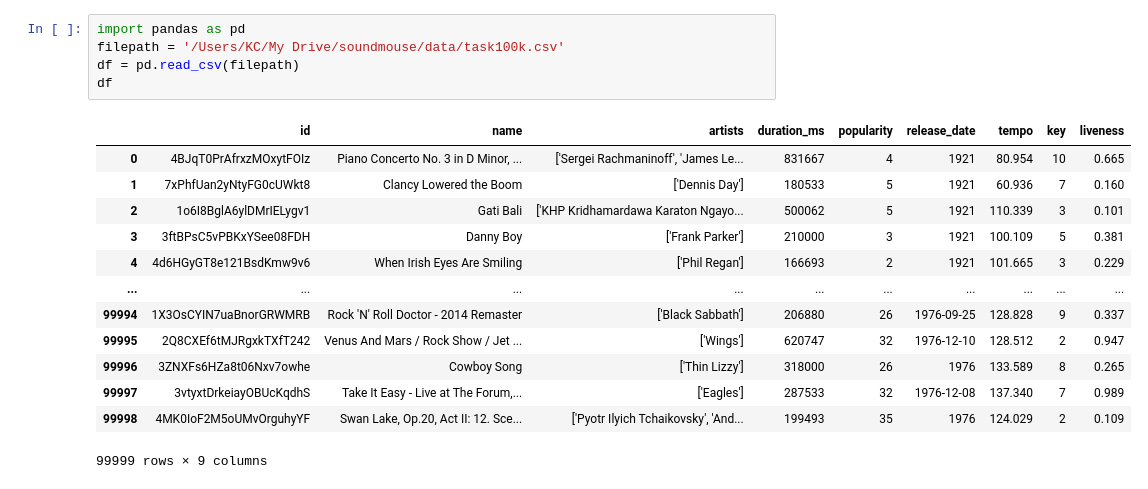
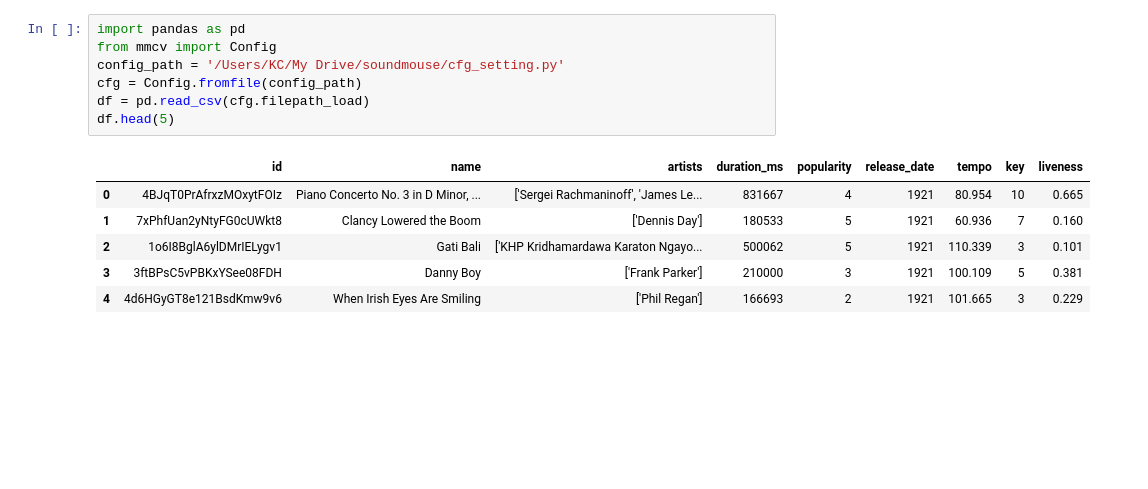
Before and after one commit to ksuchoi216/live_music_detection, a Jupyter notebook: live_music_detection.ipynb, the cells around one changed output. Cells and saved outputs as stored; diff of their text form; blank space fills up the shorter version.

```diff
--- a/live_music_detection.ipynb
+++ b/live_music_detection.ipynb
@@ -1,19 +1,14 @@
 # %%
 import pandas as pd
-filepath = '/Users/KC/My Drive/soundmouse/data/task100k.csv'
-df = pd.read_csv(filepath)
-df
+from mmcv import Config
+config_path = '/Users/KC/My Drive/soundmouse/cfg_setting.py'
+cfg = Config.fromfile(config_path)
+df = pd.read_csv(cfg.filepath_load)
+df.head(5)
 # %% [output]
 |  | id | name | artists | duration_ms | popularity | release_date | tempo | key | liveness |
 | 0 | 4BJqT0PrAfrxzMOxytFOIz | Piano Concerto No. 3 in D Minor, ... | ['Sergei Rachmaninoff', 'James Le... | 831667 | 4 | 1921 | 80.954 | 10 | 0.665 |
 | 1 | 7xPhfUan2yNtyFG0cUWkt8 | Clancy Lowered the Boom | ['Dennis Day'] | 180533 | 5 | 1921 | 60.936 | 7 | 0.160 |
 | 2 | 1o6I8BglA6ylDMrIELygv1 | Gati Bali | ['KHP Kridhamardawa Karaton Ngayo... | 500062 | 5 | 1921 | 110.339 | 3 | 0.101 |
 | 3 | 3ftBPsC5vPBKxYSee08FDH | Danny Boy | ['Frank Parker'] | 210000 | 3 | 1921 | 100.109 | 5 | 0.381 |
 | 4 | 4d6HGyGT8e121BsdKmw9v6 | When Irish Eyes Are Smiling | ['Phil Regan'] | 166693 | 2 | 1921 | 101.665 | 3 | 0.229 |
-| ... | ... | ... | ... | ... | ... | ... | ... | ... | ... |
-| 99994 | 1X3OsCYIN7uaBnorGRWMRB | Rock 'N' Roll Doctor - 2014 Remaster | ['Black Sabbath'] | 206880 | 26 | 1976-09-25 | 128.828 | 9 | 0.337 |
-| 99995 | 2Q8CXEf6tMJRgxkTXfT242 | Venus And Mars / Rock Show / Jet ... | ['Wings'] | 620747 | 32 | 1976-12-10 | 128.512 | 2 | 0.947 |
-| 99996 | 3ZNXFs6HZa8t06Nxv7owhe | Cowboy Song | ['Thin Lizzy'] | 318000 | 26 | 1976 | 133.589 | 8 | 0.265 |
-| 99997 | 3vtyxtDrkeiayOBUcKqdhS | Take It Easy - Live at The Forum,... | ['Eagles'] | 287533 | 32 | 1976-12-08 | 137.340 | 7 | 0.989 |
-| 99998 | 4MK0IoF2M5oUMvOrguhyYF | Swan Lake, Op.20, Act II: 12. Sce... | ['Pyotr Ilyich Tchaikovsky', 'And... | 199493 | 35 | 1976 | 124.029 | 2 | 0.109 |
-99999 rows × 9 columns
```
Also changed, not shown: parts of 15 cells of this notebook, 2 other files.
